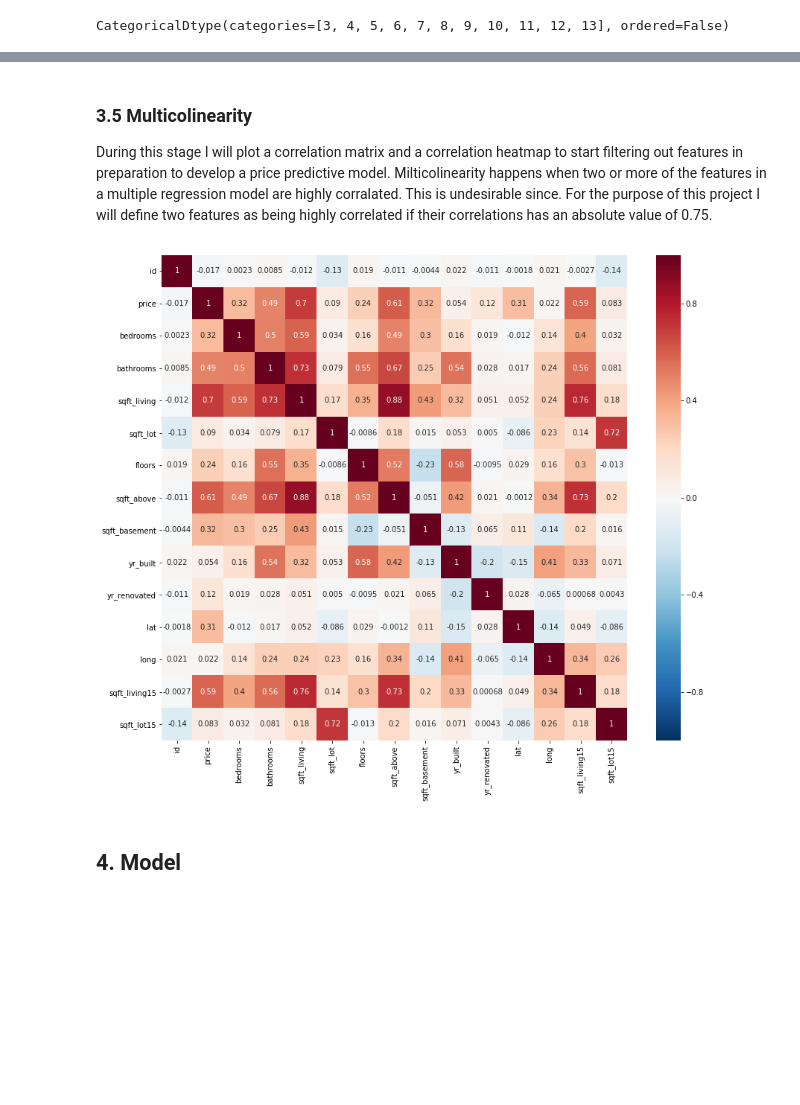
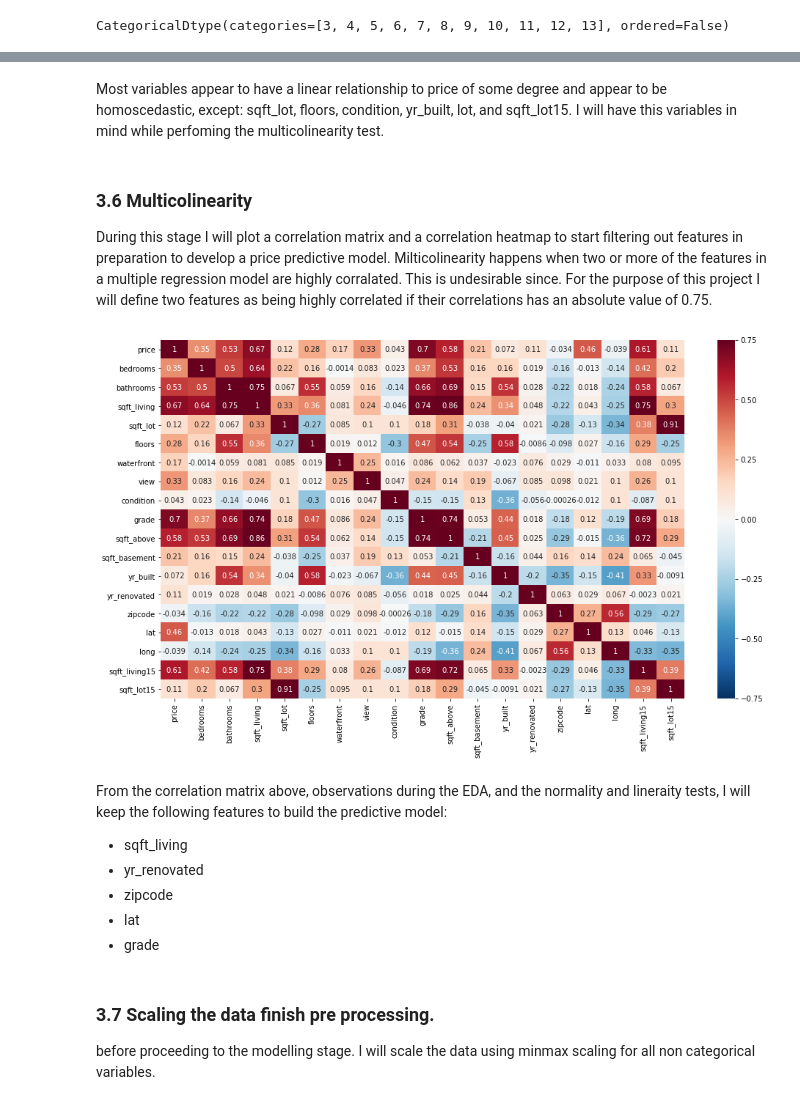
Before and after one commit to feraguilari/dsc-1-final-project-online-ds-pt-021119, a Jupyter notebook: student.ipynb, the cells around one changed output, grey strips where cells are left out. Drawn from its saved outputs; the diff is of its cells as text; code cells hidden in the pictures; blank space fills up the shorter version.

Commit message:
Almost done with tech project

```diff
--- a/student.ipynb
+++ b/student.ipynb
@@ -492,0 +597,4 @@ CategoricalDtype(categories=[3, 4, 5, 6, 7, 8, 9, 10, 11, 12, 13], ordered=False
+# %%
+df.to_csv('KingsCounty_Clean.csv')
+#Create new dataframe for transformations
+df_trans = df.copy()
@@ -492,0 +603,6 @@ CategoricalDtype(categories=[3, 4, 5, 6, 7, 8, 9, 10, 11, 12, 13], ordered=False
+# %%
+#Not including long, since it has negative values.
+trans_log = ['price', 'sqft_living', 'sqft_lot','sqft_above','sqft_living15', 'sqft_lot15']
+for col in trans_log:
+    df_trans[col]=np.log(df[col])
+plot_histkde(df_trans, trans_log)
@@ -492,0 +619,7 @@ CategoricalDtype(categories=[3, 4, 5, 6, 7, 8, 9, 10, 11, 12, 13], ordered=False
+# %%
+#Cubre root transfor lat
+df_trans['lat']=np.power(df['lat'],(1/3))
+#Square transformation for long
+df_trans['long']=np.power(df['long'],2)
+trans_list = ['lat','long']
+plot_histkde(df_trans, trans_list)
@@ -492,0 +638,12 @@ CategoricalDtype(categories=[3, 4, 5, 6, 7, 8, 9, 10, 11, 12, 13], ordered=False
+# %%
+df_trans.drop(['id','date'], axis=1, inplace=True)
+#Get categoric variables
+cat_var = df_trans.select_dtypes('category').columns
+for col in cat_var:
+    df_trans[col] = df_trans[col].astype('int')
+#Create a regplot to test for linearity.
+#Dropping zipcode for being an unordered discrete variable.
+for col in df_trans.columns.drop(['price','zipcode','yr_built']):
+    sns.regplot(df_trans[col], df_trans.price, label=col)
+    plt.legend()
+    plt.show()
@@ -493,12 +664,21 @@ CategoricalDtype(categories=[3, 4, 5, 6, 7, 8, 9, 10, 11, 12, 13], ordered=False
+# %% [markdown]
+Most variables appear to have a linear relationship to price of some degree and appear to be homoscedastic, except: sqft_lot, floors, condition, yr_built, lot, and sqft_lot15. I will have this variables in mind while perfoming the multicolinearity test.
 # %% [markdown]
-### 3.5 Multicolinearity
-During this stage I will plot a correlation matrix and a correlation heatmap to start filtering out features in preparation to develop a price predictive model. Milticolinearity happens when two or more of the features in a multiple regression model are highly corralated. This is undesirable since. For the purpose of this project I will define two features as being highly correlated if their correlations has an absolute value of 0.75.
+### 3.6 Multicolinearity
+During this stage I will plot a correlation matrix and a correlation heatmap to start filtering out features in preparation to develop a price predictive model. Milticolinearity happens when two or more of the features in a multiple regression model are highly corralated. This is undesirable since. For the purpose of this project I will define two features as being highly correlated if their correlations has an absolute value of 0.75.<br>
 # %%
-num_features = df.describe().columns
-correlation = df.corr()
-plt.figure(figsize=(14, 12))
-heatmap = sns.heatmap(correlation, annot=True, linewidths=0, vmin=-1, cmap="RdBu_r")
+correlation = df_trans.corr()
+plt.figure(figsize=(16, 9))
+heatmap = sns.heatmap(correlation, annot=True, linewidths=0, vmin=-0.75, vmax=0.75, cmap="RdBu_r")
 # %% [output]
-[figure, old version]
+[figure, new version]
-# %% [markdown]
-## 4. Model
+# %% [markdown]
+From the correlation matrix above, observations during the EDA, and the normality and lineraity tests, I will keep the following features to build the predictive model:
+* sqft_living
+* yr_renovated
+* zipcode
+* lat
+* grade
+# %% [markdown]
+### 3.7 Scaling the data finish pre processing.
+before proceeding to the modelling stage. I will scale the data using minmax scaling for all non categorical variables.
```
Also changed, not shown: parts of 46 cells of this notebook, 1 other file.
